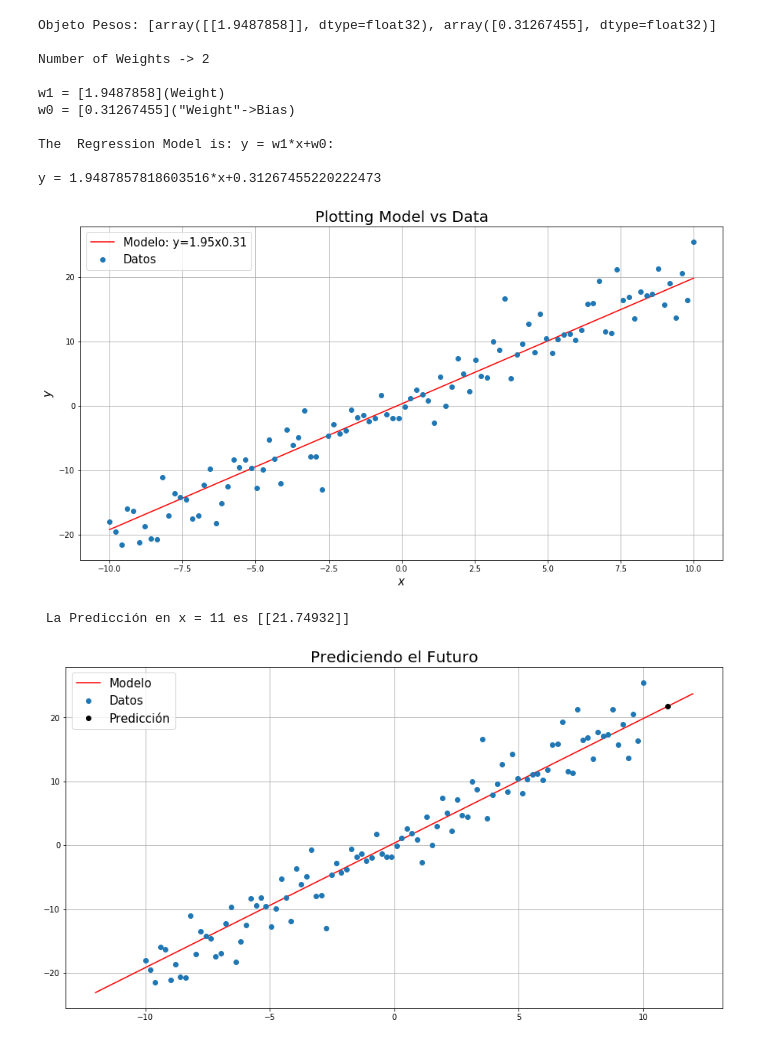
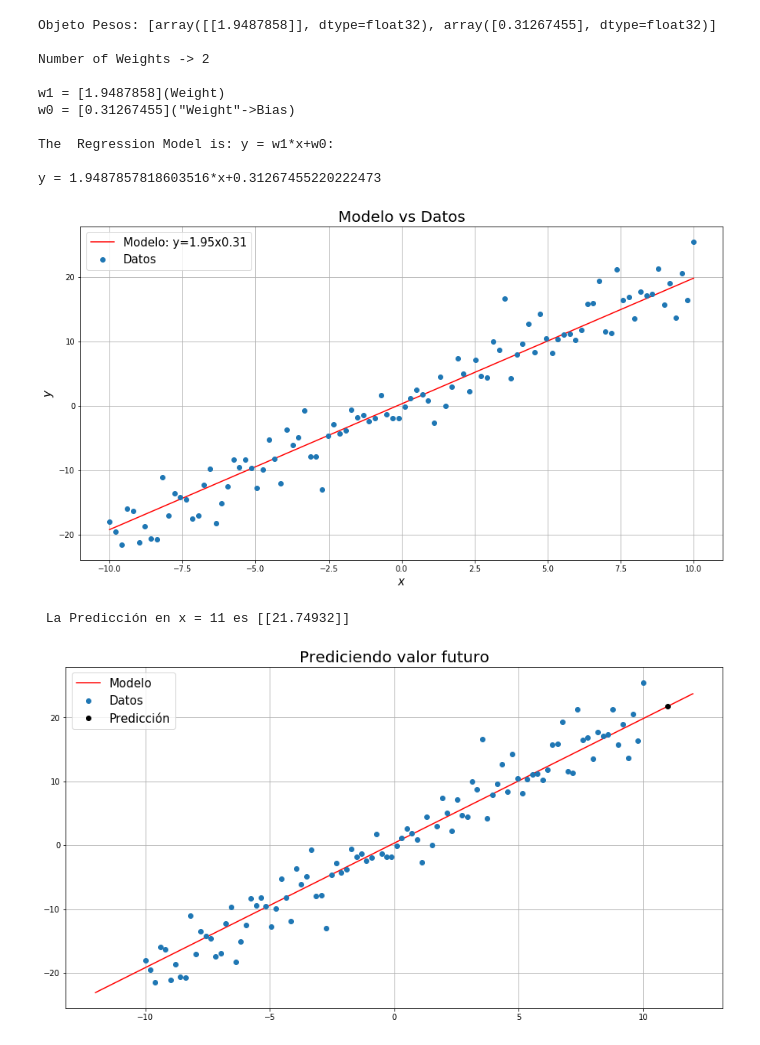
Before and after one commit to deantonio09/Neural_networks, a Jupyter notebook: Hello_World_ML.ipynb, the cells around one changed output. Cells and saved outputs as stored; diff of their text form; code cells hidden in the pictures.

```diff
--- a/Hello_World_ML.ipynb
+++ b/Hello_World_ML.ipynb
@@ -113,17 +113,17 @@ y = 1.9487857818603516*x+0.31267455220222473
 # %%
 # Visualización de datos
 
 plt.figure(figsize=(15,8))
 plt.plot(x,reg(x),'r-',label='Modelo: y={:.2f}x{:.2f}'.format(w[0].item(),w[1].item()))
 plt.plot(x,y,'o', label='Datos')
-plt.title('Plotting Model vs Data',fontsize=20)
+plt.title('Modelo vs Datos',fontsize=20)
 plt.xlabel("$x$",fontsize=15)
 plt.ylabel("$y$",fontsize=15)
 plt.legend(loc=0,fontsize=15)
 plt.grid()
 plt.show()
 # %% [output]
-[figure, old version]
+[figure, new version]
 # %%
 # Predicción
 
@@ -142,10 +142,10 @@ plt.figure(figsize=(15,8))
 plt.plot(x_model,reg(x_model),'r-',label='Modelo')
 plt.plot(x,y,'o', label='Datos')
 plt.plot(x_test,pred,'ko', label='Predicción')
-plt.title('Prediciendo el Futuro',fontsize=20)
+plt.title('Prediciendo valor futuro',fontsize=20)
 plt.legend(loc=0,fontsize=15)
 plt.grid()
 plt.show()
 # %% [output]
  La Predicción en x = 11 es [[21.74932]]
-[figure, old version]
+[figure, new version]
```
